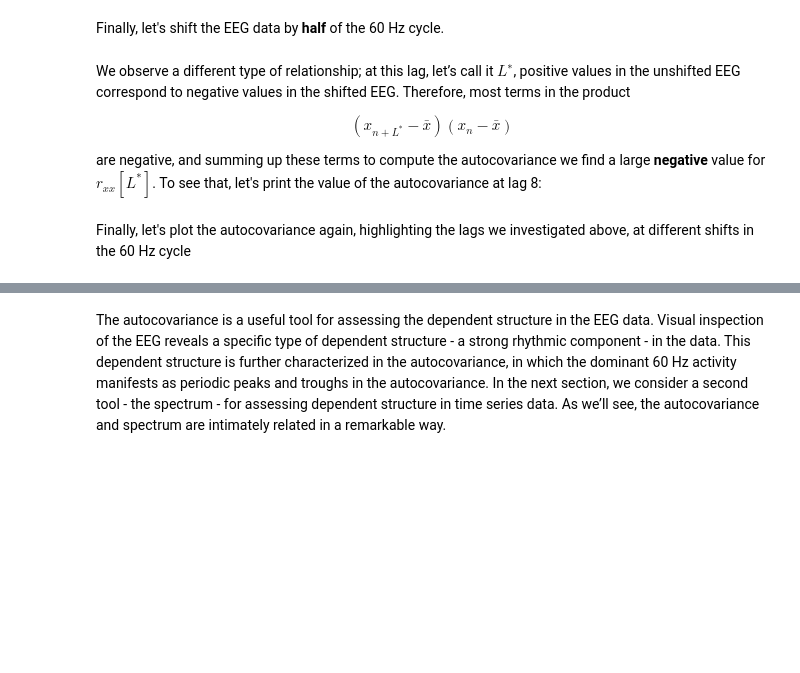
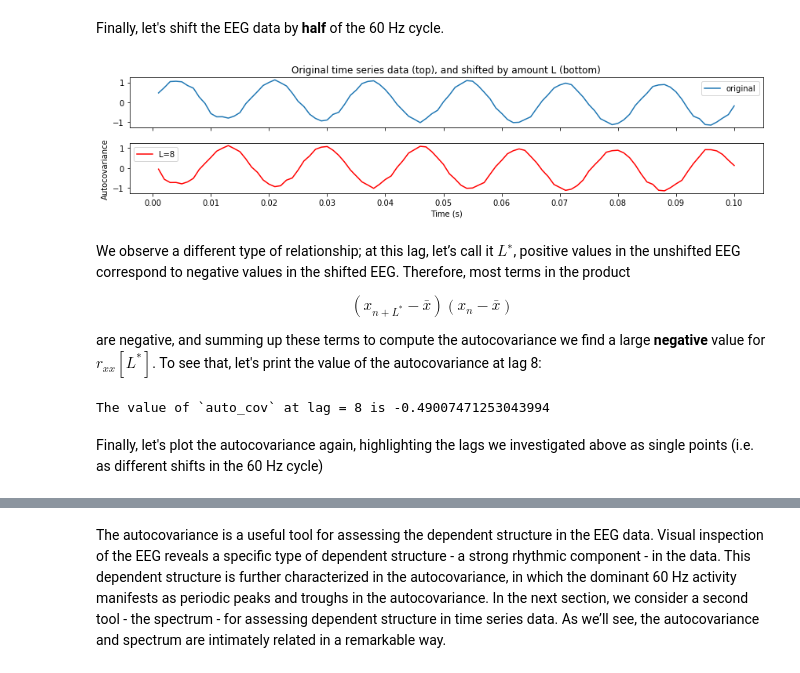
Before and after one commit to jaib1/Case-Studies-Python, a Jupyter notebook: content/03/the-power-spectrum-part-1.ipynb, the cells around one changed output, grey strips where cells are left out. Saved outputs shown, nothing was run; the diff lists cells and outputs as text; code cells hidden in the pictures; blank space fills up the shorter version.

```diff
--- a/content/03/the-power-spectrum-part-1.ipynb
+++ b/content/03/the-power-spectrum-part-1.ipynb
@@ -396,3 +494,21 @@ plt.title("Original time series data, and shifted by amount L");
+# %%
+# Plot original eeg
+fig7, ax7 = plt.subplots(2,1, sharex=True, sharey=True)
+idxs = range(100)
+ax7[0].plot(t[idxs], x[idxs], label="original")
+ax7[0].legend()
+
+# Calculate new lag (shift eeg to the right by ~2 cycles) and plot
+L=int(np.floor(1/2/60/dt));
+ax7[1].plot(t[idxs], x[[i + L for i in idxs]], label="L={}".format(L), color='r')
+ax7[1].legend()
+
+ax7[0].set_xticks(np.arange(0,0.11,0.01))
+ax7[1].set_xlabel('Time (s)')
+ax7[1].set_ylabel('Autocovariance')
+ax7[0].set_title("Original time series data (top), and shifted by amount L (bottom)");
+# %% [output]
+[figure, added]
 # %% [markdown]
 We observe a different type of relationship; at this lag, let’s call it $L^∗$, positive values in the unshifted EEG correspond to negative values in the shifted EEG. Therefore, most terms in the product
 
@@ -404,4 +518,9 @@ ac[where(lags == 8)]
+# %%
+auto_cov_at_L = auto_cov[where(lags == L)][0]
+print('The value of `auto_cov` at lag = {} is {}'.format(L, auto_cov_at_L))
+# %% [output]
+The value of `auto_cov` at lag = 8 is -0.49007471253043994
 # %% [markdown]
-Finally, let's plot the autocovariance again, highlighting the lags we investigated above, at different shifts in the 60 Hz cycle
+Finally, let's plot the autocovariance again, highlighting the lags we investigated above as single points (i.e. as different shifts in the 60 Hz cycle)
 # %%
 # Plot the autocovariance again, highlighting lags at 3 different shifts in the 60 Hz cycle
```
Also changed, not shown: parts of 29 cells of this notebook.
